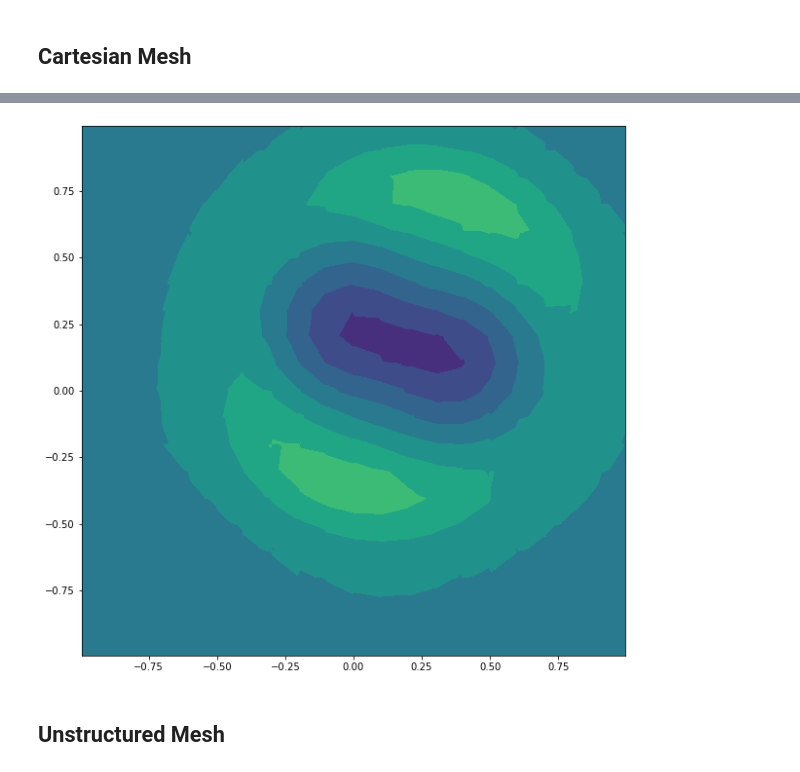
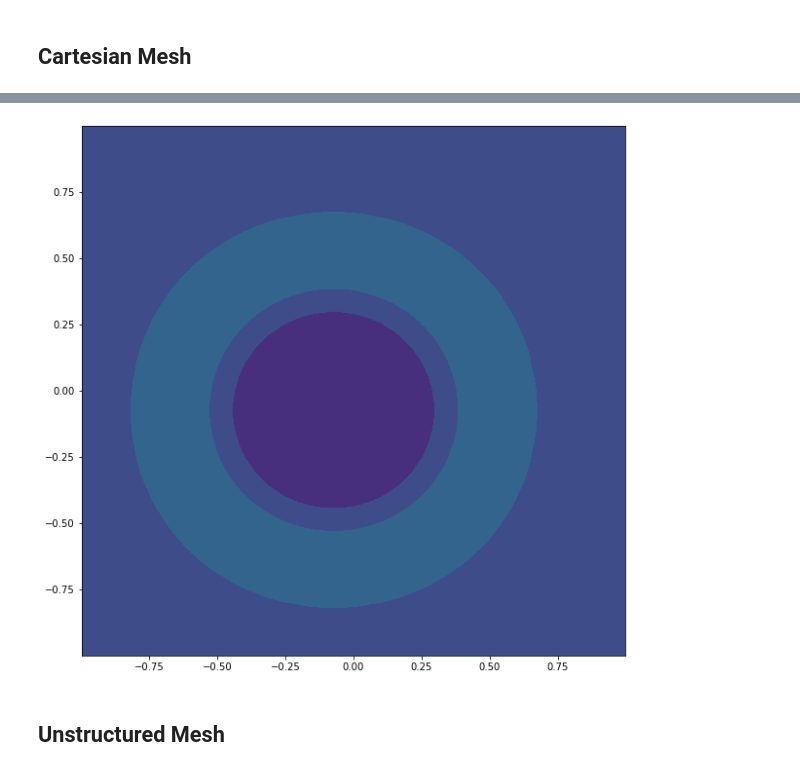
Before and after one commit to caleblogemann/pydogpack, a Jupyter notebook: apps/twodimensional/shallowwaterlinearizedmomentequations/smoothexample/smooth_example.ipynb, the cells around one changed output, grey strips where cells are left out. Cells and saved outputs as stored; diff of their text form; code cells hidden in the pictures.

```diff
--- a/apps/twodimensional/shallowwaterlinearizedmomentequations/smoothexample/smooth_example.ipynb
+++ b/apps/twodimensional/shallowwaterlinearizedmomentequations/smoothexample/smooth_example.ipynb
@@ -26,7 +26,7 @@ from IPython.display import HTML
 # %% [markdown]
 ## Cartesian Mesh
 # %%
-num_moments = 1
+num_moments = 0
 gravity_constant = 1.0
 kinematic_viscosity = 0.0
 slip_length = 0.0
@@ -45,15 +45,15 @@ problem.parameters["is_weak"] = True
 space_time_order = 2
 problem.parameters["time_stepping"]["time_stepping_class"] = "explicit_runge_kutta"
 problem.parameters["time_stepping"]["is_verbose"] = True
-problem.parameters["time_stepping"]["num_frames"] = 10
+problem.parameters["time_stepping"]["num_frames"] = 20
 problem.parameters["time_stepping"]["order"] = space_time_order
 
 x_left = -1.0
 x_right = 1.0
 y_bottom = -1.0
 y_top = 1.0
-num_rows = 20
-num_cols = 20
+num_rows = 40
+num_cols = 40
 problem.parameters["mesh"]["mesh_class"] = "mesh_2d_cartesian"
 problem.parameters["mesh"]["x_left"] = x_left
 problem.parameters["mesh"]["x_right"] = x_right
@@ -104,9 +101,9 @@ Will finish in 0:00:00 at 13:21:28.033023
 # %%
-ani, fig = plot.create_animation_output_dir(problem.output_dir, eqn=4);
+ani, fig = plot.create_animation_output_dir(problem.output_dir, eqn=0);
 HTML(ani.to_html5_video())
 # %% [output]
 [interactive output not drawn]
-[figure, old version]
+[figure, new version]
 # %% [markdown]
 ## Unstructured Mesh
 # %%
```
Also changed, not shown: parts of 1 cell of this notebook, 11 other files.
